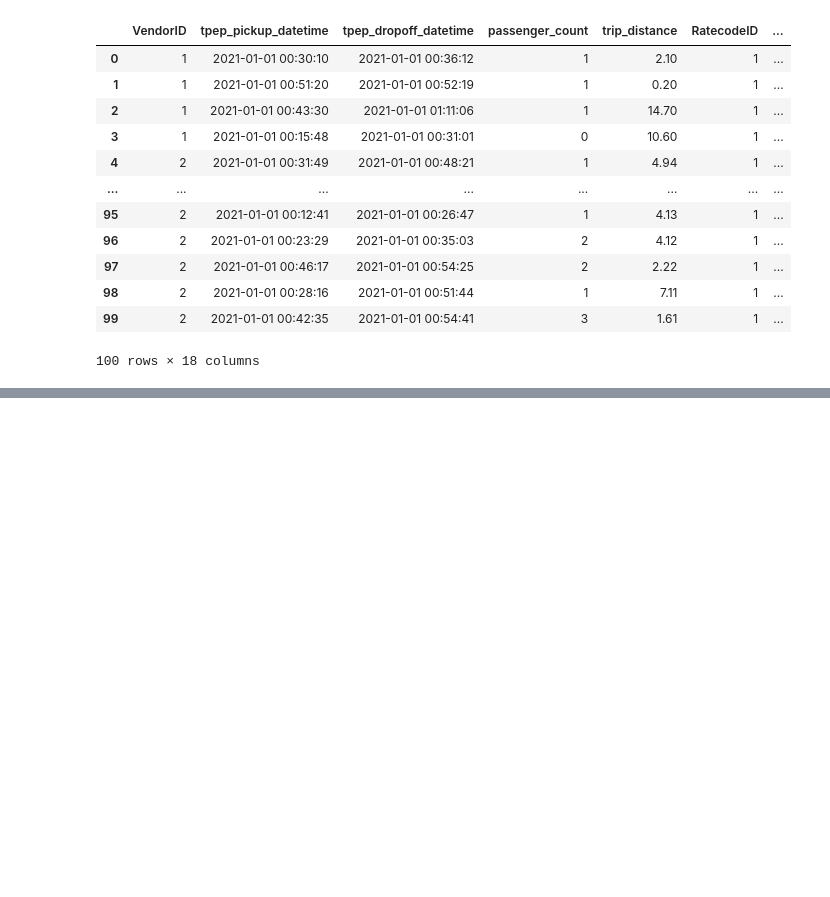
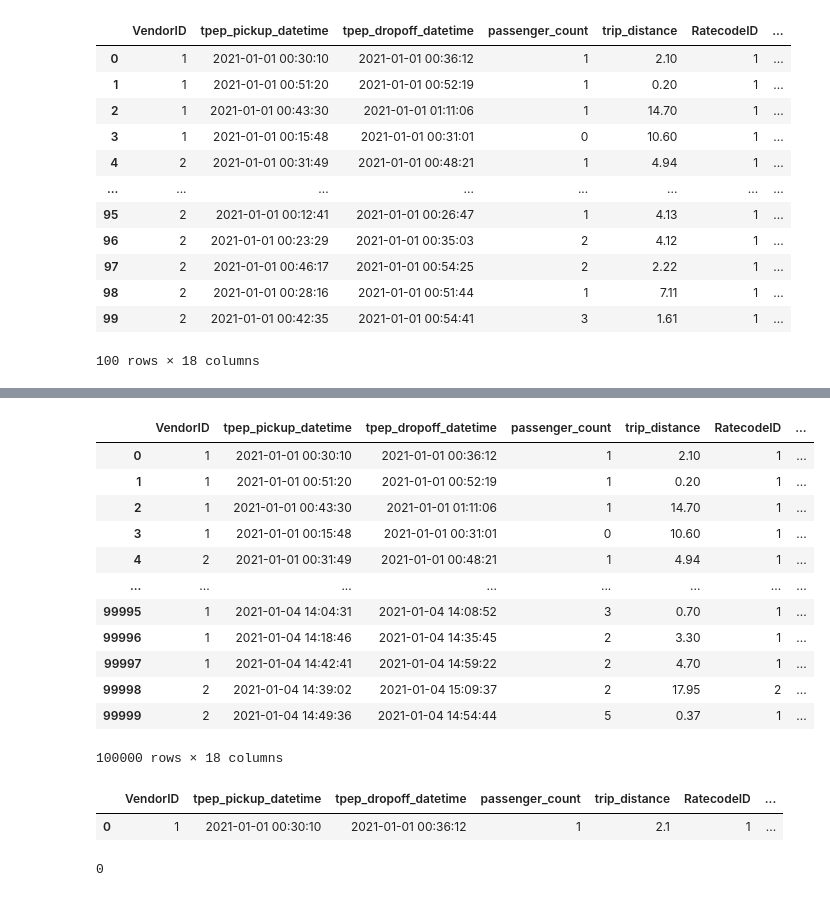
Before and after one commit to PD013/DE_OLD, a Jupyter notebook: week1_set_up/docker_sql/upload_data.ipynb, the cells around one changed output, grey strips where cells are left out. Cells and saved outputs as stored; diff of their text form; code cells hidden in the pictures; blank space fills up the shorter version.

```diff
--- a/week1_set_up/docker_sql/upload_data.ipynb
+++ b/week1_set_up/docker_sql/upload_data.ipynb
@@ -28,0 +54,20 @@ from sqlalchemy import create_engine
+# %%
+df_iter = pd.read_csv('yellow_tripdata_2021-01.csv', iterator=True, chunksize=100000)
+# %%
+df = next(df_iter)
+# %%
+df
+# %% [output]
+|  | VendorID | tpep_pickup_datetime | tpep_dropoff_datetime | passenger_count | trip_distance | RatecodeID | ... |
+| 0 | 1 | 2021-01-01 00:30:10 | 2021-01-01 00:36:12 | 1 | 2.10 | 1 | ... |
+| 1 | 1 | 2021-01-01 00:51:20 | 2021-01-01 00:52:19 | 1 | 0.20 | 1 | ... |
+| 2 | 1 | 2021-01-01 00:43:30 | 2021-01-01 01:11:06 | 1 | 14.70 | 1 | ... |
+| 3 | 1 | 2021-01-01 00:15:48 | 2021-01-01 00:31:01 | 0 | 10.60 | 1 | ... |
+| 4 | 2 | 2021-01-01 00:31:49 | 2021-01-01 00:48:21 | 1 | 4.94 | 1 | ... |
+| ... | ... | ... | ... | ... | ... | ... | ... |
+| 99995 | 1 | 2021-01-04 14:04:31 | 2021-01-04 14:08:52 | 3 | 0.70 | 1 | ... |
+| 99996 | 1 | 2021-01-04 14:18:46 | 2021-01-04 14:35:45 | 2 | 3.30 | 1 | ... |
+| 99997 | 1 | 2021-01-04 14:42:41 | 2021-01-04 14:59:22 | 2 | 4.70 | 1 | ... |
+| 99998 | 2 | 2021-01-04 14:39:02 | 2021-01-04 15:09:37 | 2 | 17.95 | 2 | ... |
+| 99999 | 2 | 2021-01-04 14:49:36 | 2021-01-04 14:54:44 | 5 | 0.37 | 1 | ... |
+100000 rows × 18 columns
@@ -28,0 +77,9 @@ from sqlalchemy import create_engine
+# %%
+df.head(n=1)
+# %% [output]
+|  | VendorID | tpep_pickup_datetime | tpep_dropoff_datetime | passenger_count | trip_distance | RatecodeID | ... |
+| 0 | 1 | 2021-01-01 00:30:10 | 2021-01-01 00:36:12 | 1 | 2.1 | 1 | ... |
+# %%
+df.head(n=0).to_sql(name='yellow_taxi_data', con=engine, if_exists='replace')
+# %% [output]
+0
```
Also changed, not shown: parts of 6 cells of this notebook.
